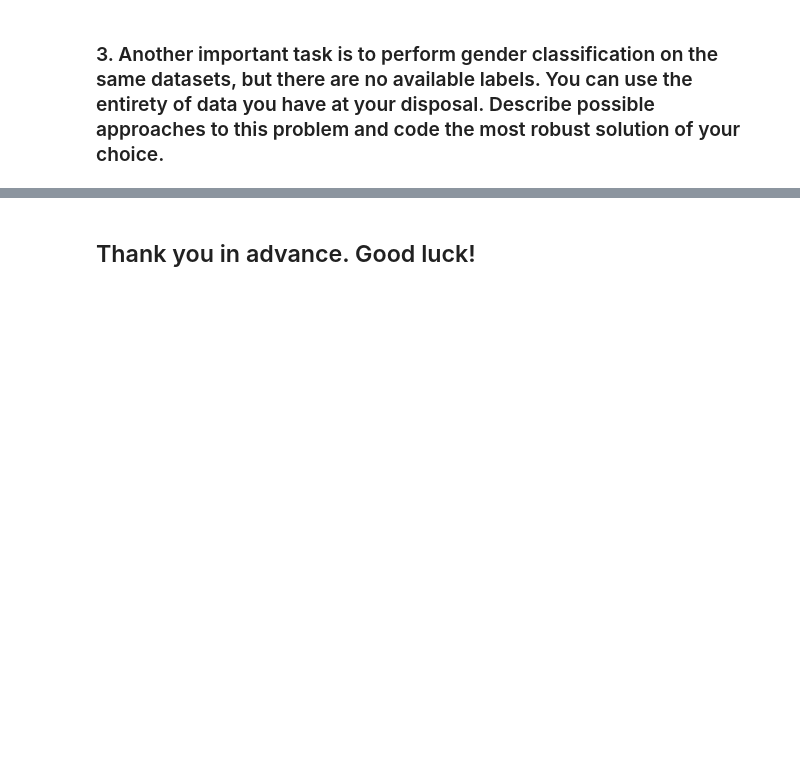
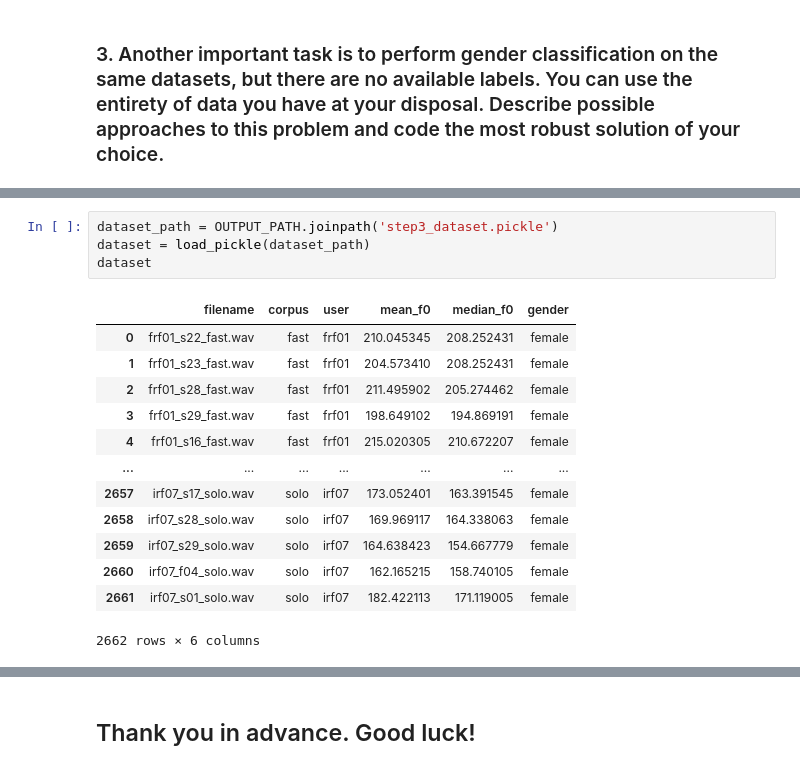
Before and after one commit to iliaskior/automatic-speech-recognition, a Jupyter notebook: assignment.ipynb, the cells around one changed output, grey strips where cells are left out. Cells and saved outputs as stored; diff of their text form; blank space fills up the shorter version.

```diff
--- a/assignment.ipynb
+++ b/assignment.ipynb
@@ -323,0 +281,18 @@ with open(fname, 'wb') as f:
+# %%
+dataset_path = OUTPUT_PATH.joinpath('step3_dataset.pickle')
+dataset = load_pickle(dataset_path)
+dataset
+# %% [output]
+|  | filename | corpus | user | mean_f0 | median_f0 | gender |
+| 0 | frf01_s22_fast.wav | fast | frf01 | 210.045345 | 208.252431 | female |
+| 1 | frf01_s23_fast.wav | fast | frf01 | 204.573410 | 208.252431 | female |
+| 2 | frf01_s28_fast.wav | fast | frf01 | 211.495902 | 205.274462 | female |
+| 3 | frf01_s29_fast.wav | fast | frf01 | 198.649102 | 194.869191 | female |
+| 4 | frf01_s16_fast.wav | fast | frf01 | 215.020305 | 210.672207 | female |
+| ... | ... | ... | ... | ... | ... | ... |
+| 2657 | irf07_s17_solo.wav | solo | irf07 | 173.052401 | 163.391545 | female |
+| 2658 | irf07_s28_solo.wav | solo | irf07 | 169.969117 | 164.338063 | female |
+| 2659 | irf07_s29_solo.wav | solo | irf07 | 164.638423 | 154.667779 | female |
+| 2660 | irf07_f04_solo.wav | solo | irf07 | 162.165215 | 158.740105 | female |
+| 2661 | irf07_s01_solo.wav | solo | irf07 | 182.422113 | 171.119005 | female |
+2662 rows × 6 columns
```
Also changed, not shown: parts of 22 cells of this notebook, 1 other file.
